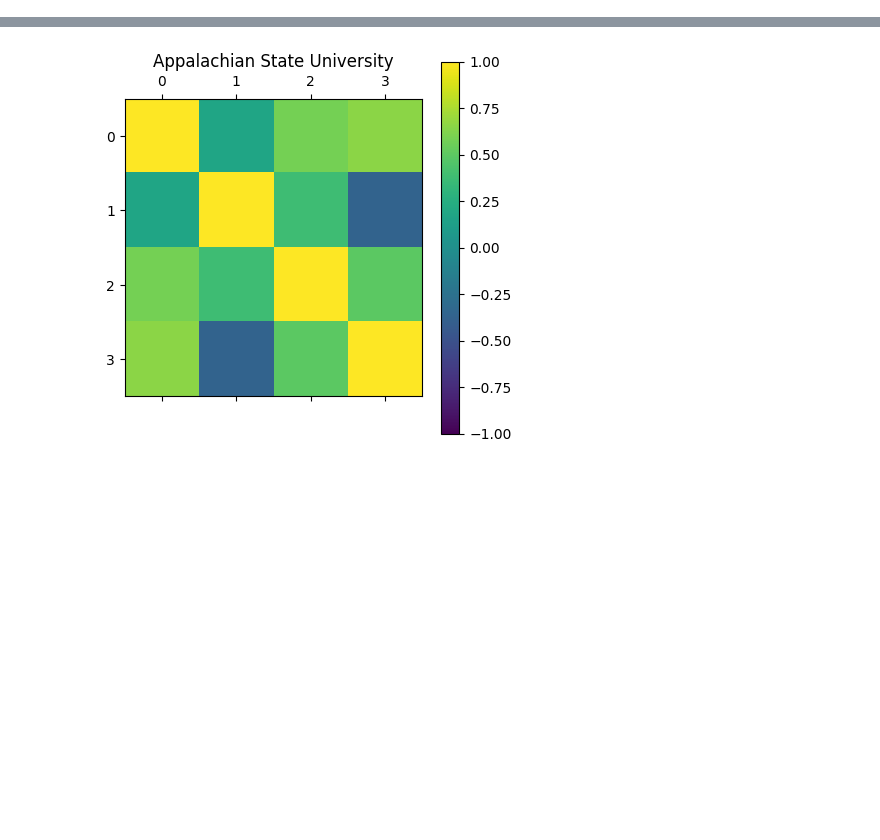
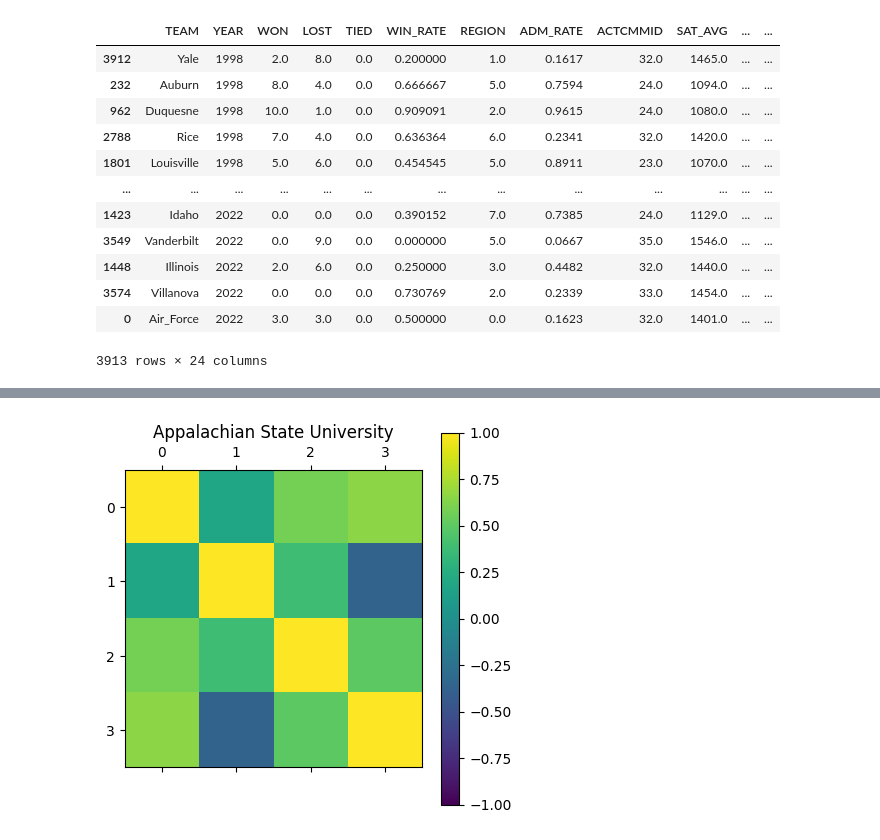
Before and after one commit to jpatrickb/football-to-admissions, a Jupyter notebook: regression.ipynb, the cells around one changed output, grey strips where cells are left out. Cells and saved outputs as stored; diff of their text form; code cells hidden in the pictures; blank space fills up the shorter version.

```diff
--- a/regression.ipynb
+++ b/regression.ipynb
@@ -2,3 +2,22 @@
 import numpy as np
 import pandas as pd
 from matplotlib import pyplot as plt
+# %%
+fb = pd.read_csv('football_admission_cleaned.csv').sort_values(by='YEAR')
+# fb.index = fb[['INSTNM', 'YEAR']]
+# fb.loc['Brigham Young University']
+fb
+# %% [output]
+|  | TEAM | YEAR | WON | LOST | TIED | WIN_RATE | REGION | ADM_RATE | ACTCMMID | SAT_AVG | ... | ... |
+| 3912 | Yale | 1998 | 2.0 | 8.0 | 0.0 | 0.200000 | 1.0 | 0.1617 | 32.0 | 1465.0 | ... | ... |
+| 232 | Auburn | 1998 | 8.0 | 4.0 | 0.0 | 0.666667 | 5.0 | 0.7594 | 24.0 | 1094.0 | ... | ... |
+| 962 | Duquesne | 1998 | 10.0 | 1.0 | 0.0 | 0.909091 | 2.0 | 0.9615 | 24.0 | 1080.0 | ... | ... |
+| 2788 | Rice | 1998 | 7.0 | 4.0 | 0.0 | 0.636364 | 6.0 | 0.2341 | 32.0 | 1420.0 | ... | ... |
+| 1801 | Louisville | 1998 | 5.0 | 6.0 | 0.0 | 0.454545 | 5.0 | 0.8911 | 23.0 | 1070.0 | ... | ... |
+| ... | ... | ... | ... | ... | ... | ... | ... | ... | ... | ... | ... | ... |
+| 1423 | Idaho | 2022 | 0.0 | 0.0 | 0.0 | 0.390152 | 7.0 | 0.7385 | 24.0 | 1129.0 | ... | ... |
+| 3549 | Vanderbilt | 2022 | 0.0 | 9.0 | 0.0 | 0.000000 | 5.0 | 0.0667 | 35.0 | 1546.0 | ... | ... |
+| 1448 | Illinois | 2022 | 2.0 | 6.0 | 0.0 | 0.250000 | 3.0 | 0.4482 | 32.0 | 1440.0 | ... | ... |
+| 3574 | Villanova | 2022 | 0.0 | 0.0 | 0.0 | 0.730769 | 2.0 | 0.2339 | 33.0 | 1454.0 | ... | ... |
+| 0 | Air_Force | 2022 | 3.0 | 3.0 | 0.0 | 0.500000 | 0.0 | 0.1623 | 32.0 | 1401.0 | ... | ... |
+3913 rows × 24 columns
```
Also changed, not shown: parts of 1 cell of this notebook, 2 other files.
